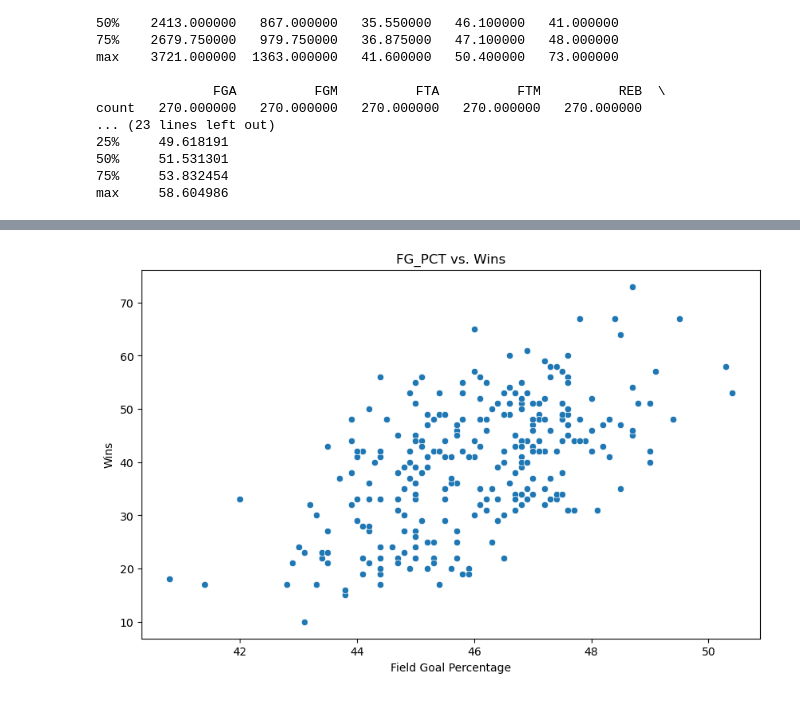
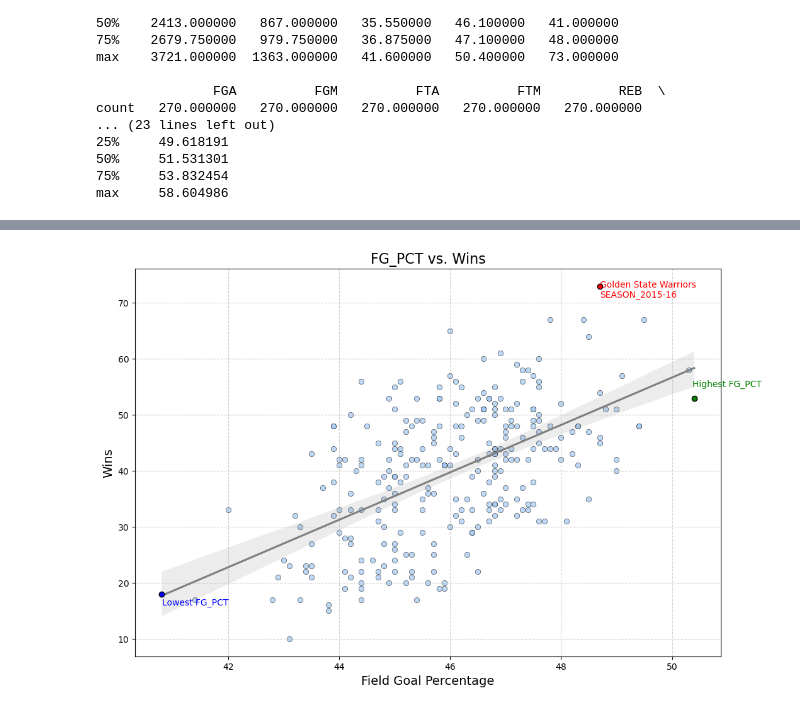
Before and after one commit to rhea54/NBA-Team-Performance-Analysis, a Jupyter notebook: notebooks/03_exploratory_data_analysis.ipynb, the cells around one changed output, grey strips where cells are left out. Saved outputs shown, nothing was run; the diff lists cells and outputs as text; code cells hidden in the pictures.

```diff
--- a/notebooks/03_exploratory_data_analysis.ipynb
+++ b/notebooks/03_exploratory_data_analysis.ipynb
@@ -40,11 +89,50 @@ plt.show()
 # %%
-# Relationship between FG_PCT and Wins
-plt.figure(figsize=(10, 6))
-sns.scatterplot(x='FG_PCT', y='W', data=prepared_data)
-plt.title('FG_PCT vs. Wins')
-plt.xlabel('Field Goal Percentage')
-plt.ylabel('Wins')
+# Find the row with the maximum number of wins
+max_wins = prepared_data['W'].max()
+max_wins_row = prepared_data.loc[prepared_data['W'] == max_wins]
+
+# Find the corresponding team and season for the maximum wins
+team_max_wins = max_wins_row[team_columns].idxmax(axis=1).values[0]
+season_max_wins = max_wins_row.filter(like='SEASON').idxmax(axis=1).values[0]
+
+# Find the row with the highest FG_PCT
+max_fg_pct = prepared_data['FG_PCT'].max()
+max_fg_pct_row = prepared_data.loc[prepared_data['FG_PCT'] == max_fg_pct]
+
+# Find the row with the lowest FG_PCT
+min_fg_pct = prepared_data['FG_PCT'].min()
+min_fg_pct_row = prepared_data.loc[prepared_data['FG_PCT'] == min_fg_pct]
+
+# Relationship between FG_PCT and Wins with improved visualization
+plt.figure(figsize=(12, 8))
+sns.set_palette('pastel')
+sns.scatterplot(x='FG_PCT', y='W', data=prepared_data, edgecolor='black', alpha=0.7)
+
+# Adding regression line
+sns.regplot(x='FG_PCT', y='W', data=prepared_data, scatter=False, color='gray')
+
+# Highlight the point with the maximum wins
+plt.scatter(max_wins_row['FG_PCT'], max_wins_row['W'], color='red', edgecolor='black', zorder=5)
+plt.text(max_wins_row['FG_PCT'] + 0.005, max_wins_row['W'] - 2, f'{team_max_wins}\n{season_max_wins}', color='red')
+
+# Annotate the highest FG_PCT
+plt.scatter(max_fg_pct_row['FG_PCT'], max_fg_pct_row['W'], color='green', edgecolor='black', zorder=5)
+plt.text(max_fg_pct_row['FG_PCT'] - 0.03, max_fg_pct_row['W'] + 2, 'Highest FG_PCT', color='green')
+
+# Annotate the lowest FG_PCT
+plt.scatter(min_fg_pct_row['FG_PCT'], min_fg_pct_row['W'], color='blue', edgecolor='black', zorder=5)
+plt.text(min_fg_pct_row['FG_PCT'] + 0.005, min_fg_pct_row['W'] - 2, 'Lowest FG_PCT', color='blue')
+
+# Title and labels
+plt.title('FG_PCT vs. Wins', fontsize=16)
+plt.xlabel('Field Goal Percentage', fontsize=14)
+plt.ylabel('Wins', fontsize=14)
+
+# Adding grid
+plt.grid(True, linestyle='--', alpha=0.6)
+
+# Save and show the plot
 plt.savefig('visualizations/fg_pct_vs_wins.png')
 plt.show()
 # %% [output]
-[figure, old version]
+[figure, new version]
```
Also changed, not shown: parts of 6 cells of this notebook.
